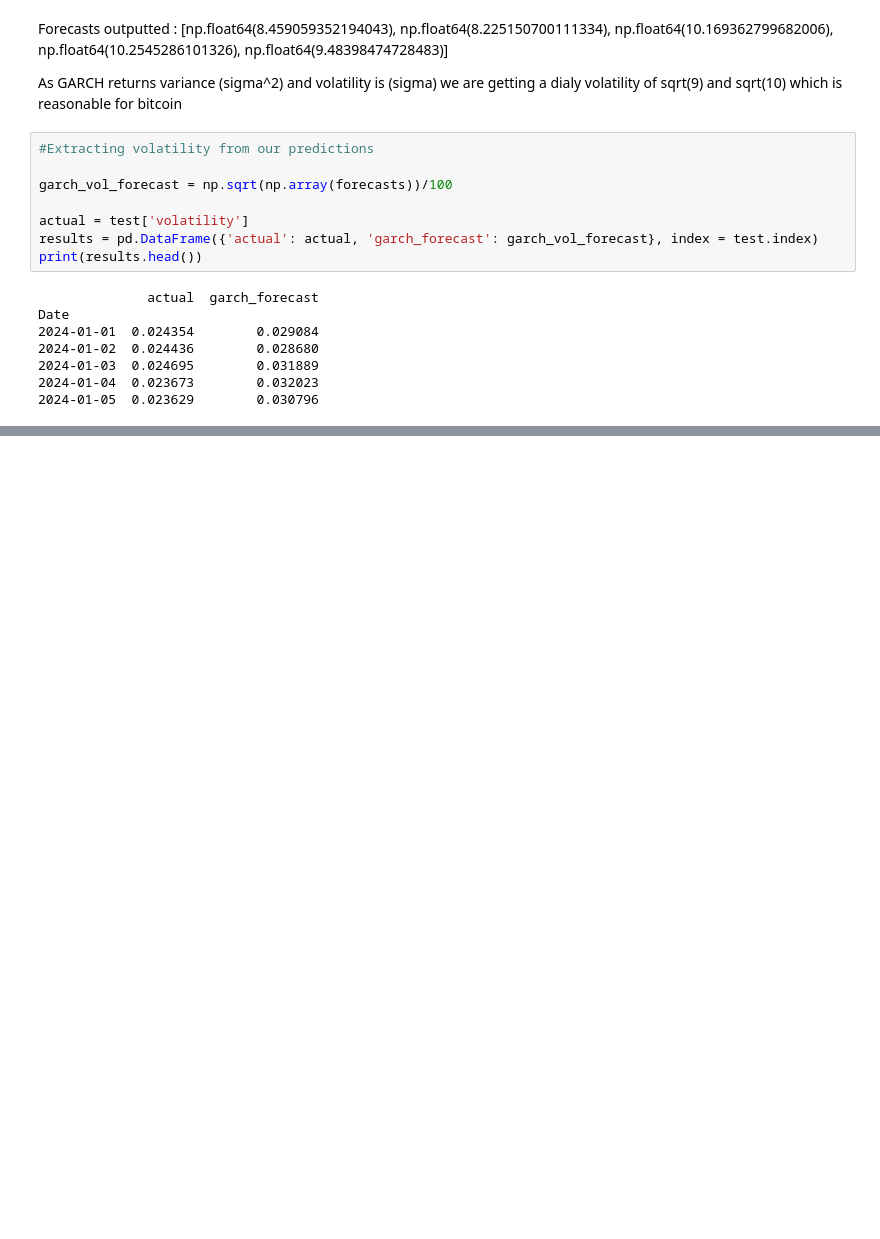
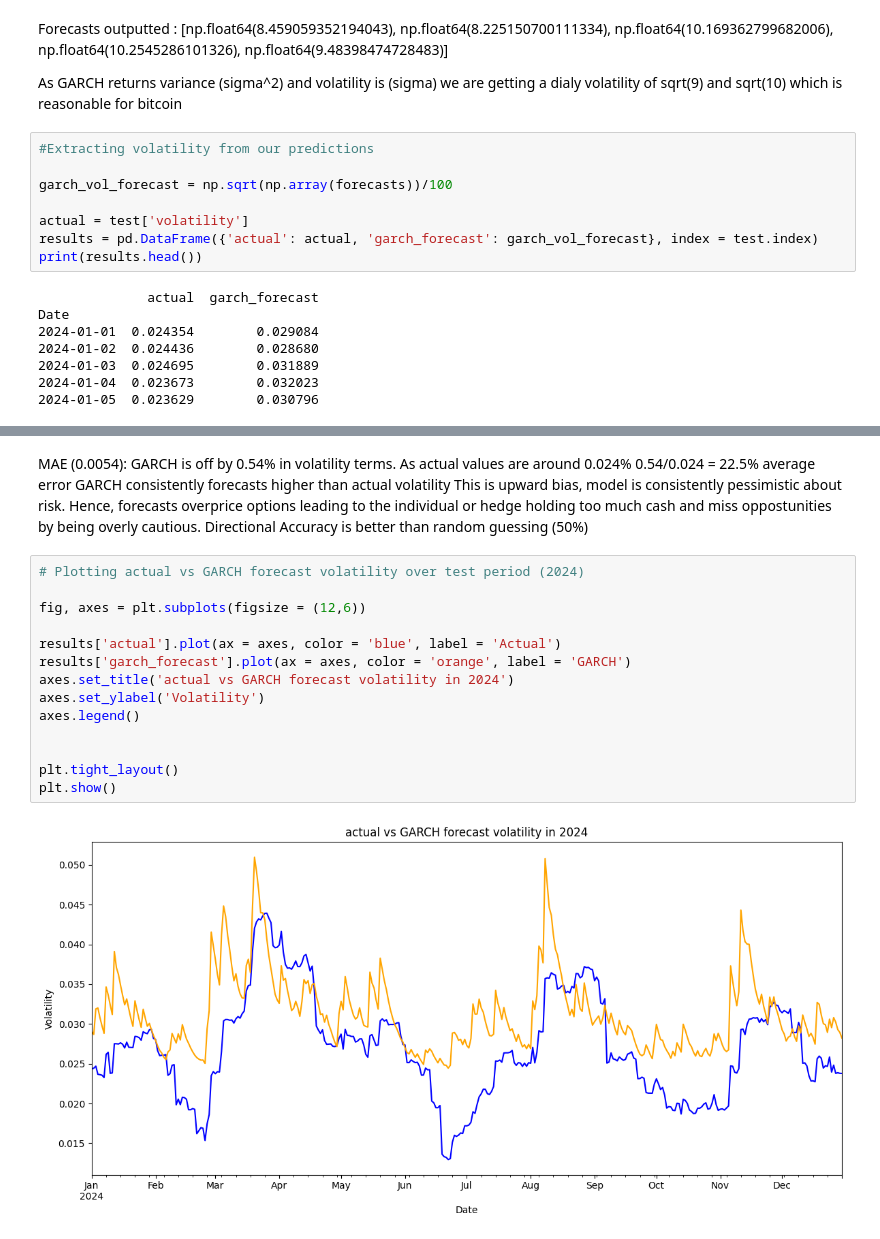
Before and after one commit to gabdeguate/volatility-forecasting, a Jupyter notebook: notebooks/02_garch.ipynb, the cells around one changed output, grey strips where cells are left out. Cells and saved outputs as stored; diff of their text form; blank space fills up the shorter version.

Commit message:
Updated requirements.txt and finished day 2 notebook comparing garch predictions with actual volatility from the year 2024

```diff
--- a/notebooks/02_garch.ipynb
+++ b/notebooks/02_garch.ipynb
@@ -157,0 +207,22 @@ Date
+# %% [markdown]
+MAE (0.0054): GARCH is off by 0.54% in volatility terms. As actual values are around 0.024%
+0.54/0.024 = 22.5% average error
+GARCH consistently forecasts higher than actual volatility
+This is upward bias, model is consistently pessimistic about risk. Hence, forecasts overprice options leading to the individual or hedge holding too much cash and miss oppostunities by being overly cautious.
+Directional Accuracy is better than random guessing (50%)
+# %%
+# Plotting actual vs GARCH forecast volatility over test period (2024)
+
+fig, axes = plt.subplots(figsize = (12,6))
+
+results['actual'].plot(ax = axes, color = 'blue', label = 'Actual')
+results['garch_forecast'].plot(ax = axes, color = 'orange', label = 'GARCH')
+axes.set_title('actual vs GARCH forecast volatility in 2024')
+axes.set_ylabel('Volatility')
+axes.legend()
+
+
+plt.tight_layout()
+plt.show()
+# %% [output]
+[figure, added]
```
Also changed, not shown: parts of 4 cells of this notebook, 1 other file.
